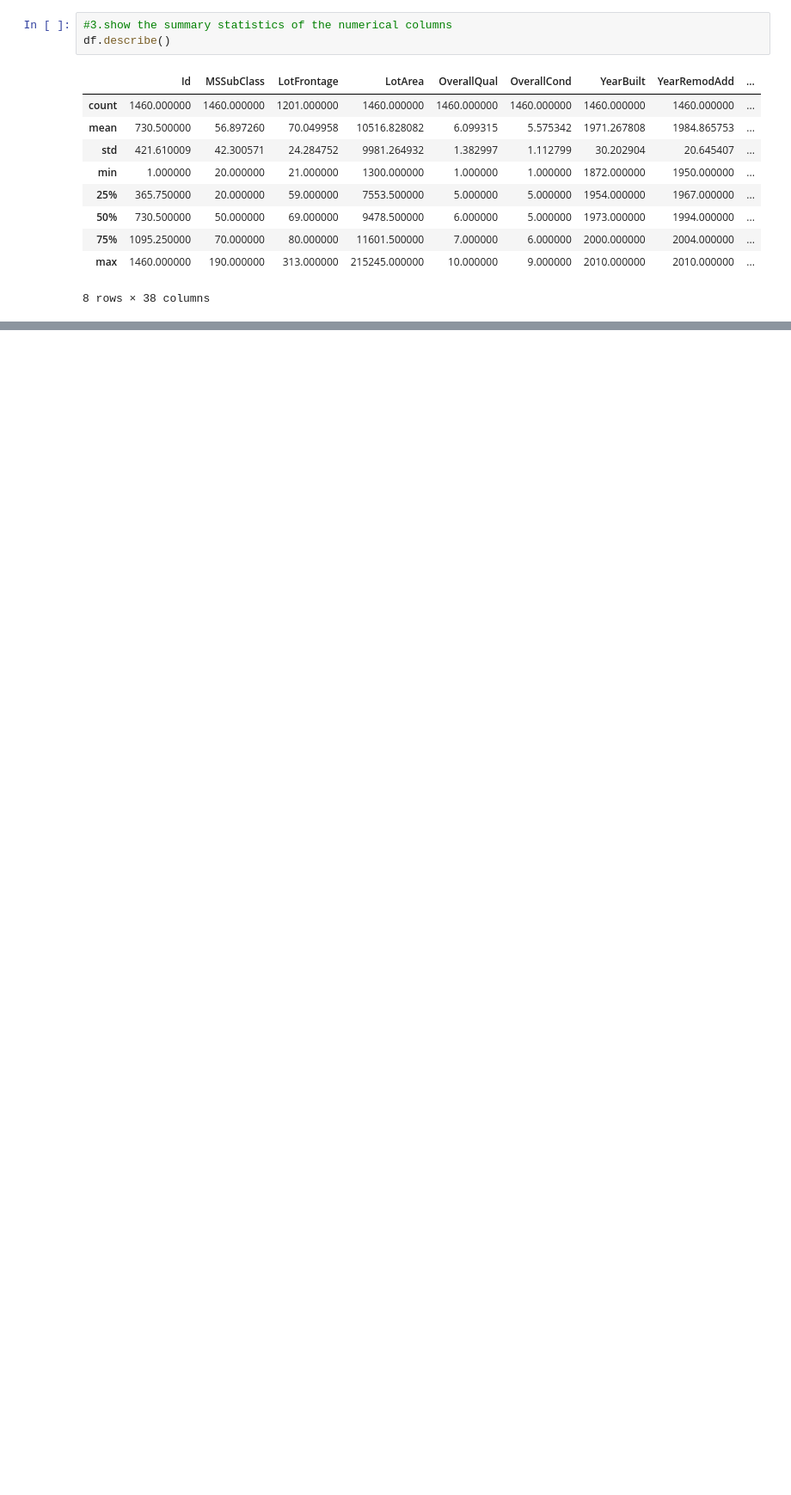
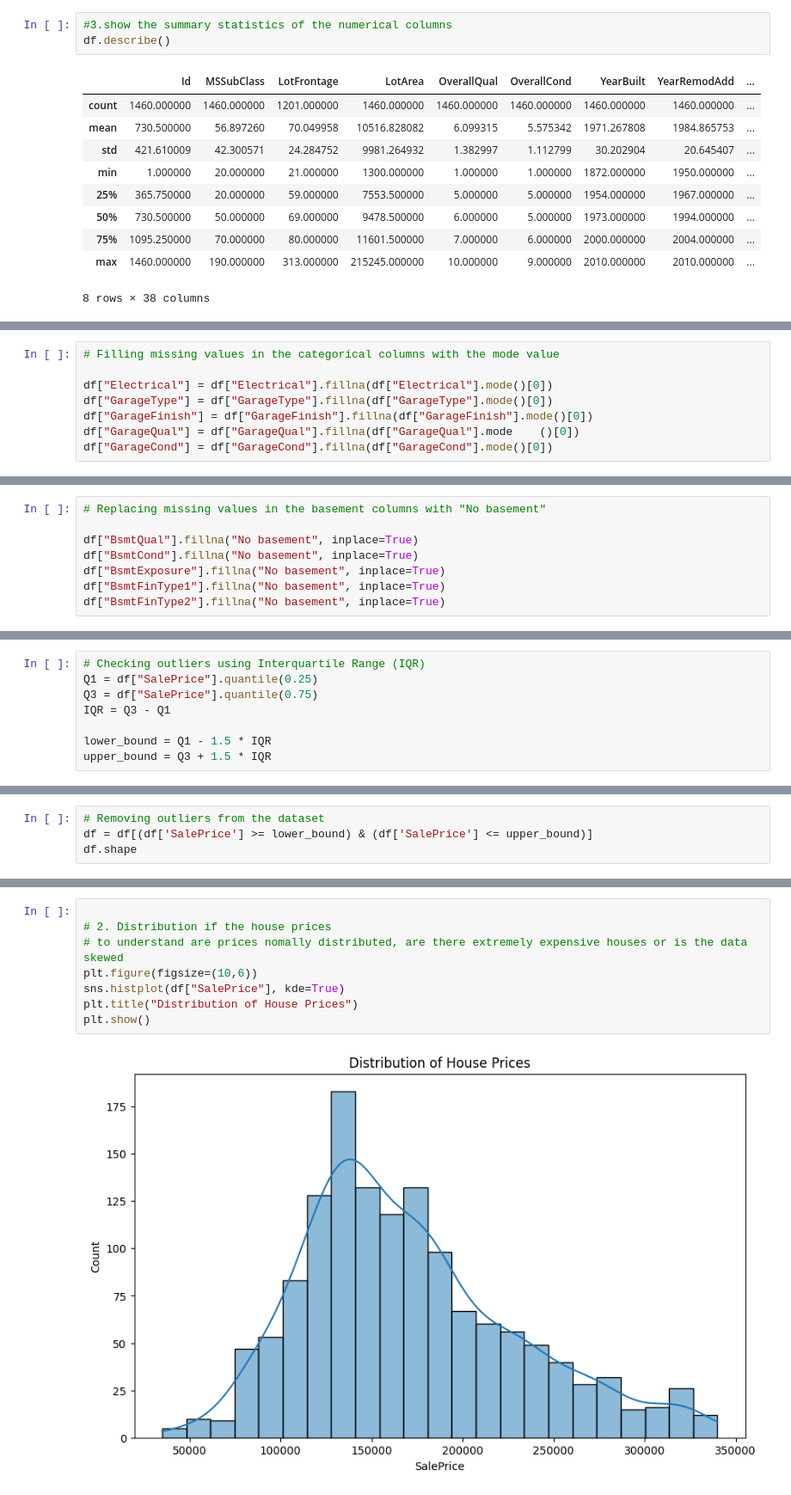
Before and after one commit to lavendermathias/Ames-house-price-prediction, a Jupyter notebook: Notebooks/ames_analysis.ipynb, the cells around one changed output, grey strips where cells are left out. Shown at 86% size. Saved outputs shown, nothing was run; the diff lists cells and outputs as text; blank space fills up the shorter version.

```diff
--- a/Notebooks/ames_analysis.ipynb
+++ b/Notebooks/ames_analysis.ipynb
@@ -59,0 +116,8 @@ df.describe()
+# %%
+# Filling missing values in the categorical columns with the mode value
+
+df["Electrical"] = df["Electrical"].fillna(df["Electrical"].mode()[0])
+df["GarageType"] = df["GarageType"].fillna(df["GarageType"].mode()[0])
+df["GarageFinish"] = df["GarageFinish"].fillna(df["GarageFinish"].mode()[0])
+df["GarageQual"] = df["GarageQual"].fillna(df["GarageQual"].mode    ()[0])
+df["GarageCond"] = df["GarageCond"].fillna(df["GarageCond"].mode()[0])
@@ -59,0 +137,8 @@ df.describe()
+# %%
+# Replacing missing values in the basement columns with "No basement"
+
+df["BsmtQual"].fillna("No basement", inplace=True)
+df["BsmtCond"].fillna("No basement", inplace=True)
+df["BsmtExposure"].fillna("No basement", inplace=True)
+df["BsmtFinType1"].fillna("No basement", inplace=True)
+df["BsmtFinType2"].fillna("No basement", inplace=True)
@@ -59,0 +166,8 @@ df.describe()
+# %%
+# Checking outliers using Interquartile Range (IQR)
+Q1 = df["SalePrice"].quantile(0.25)
+Q3 = df["SalePrice"].quantile(0.75)
+IQR = Q3 - Q1
+
+lower_bound = Q1 - 1.5 * IQR
+upper_bound = Q3 + 1.5 * IQR
@@ -59,0 +191,4 @@ df.describe()
+# %%
+# Removing outliers from the dataset
+df = df[(df['SalePrice'] >= lower_bound) & (df['SalePrice'] <= upper_bound)]
+df.shape
@@ -59,0 +213,10 @@ df.describe()
+# %%
+
+# 2. Distribution if the house prices
+# to understand are prices nomally distributed, are there extremely expensive houses or is the data skewed
+plt.figure(figsize=(10,6))
+sns.histplot(df["SalePrice"], kde=True)
+plt.title("Distribution of House Prices")
+plt.show()
+# %% [output]
+[figure, added]
```
Also changed, not shown: parts of 20 cells of this notebook, 1 other file.
